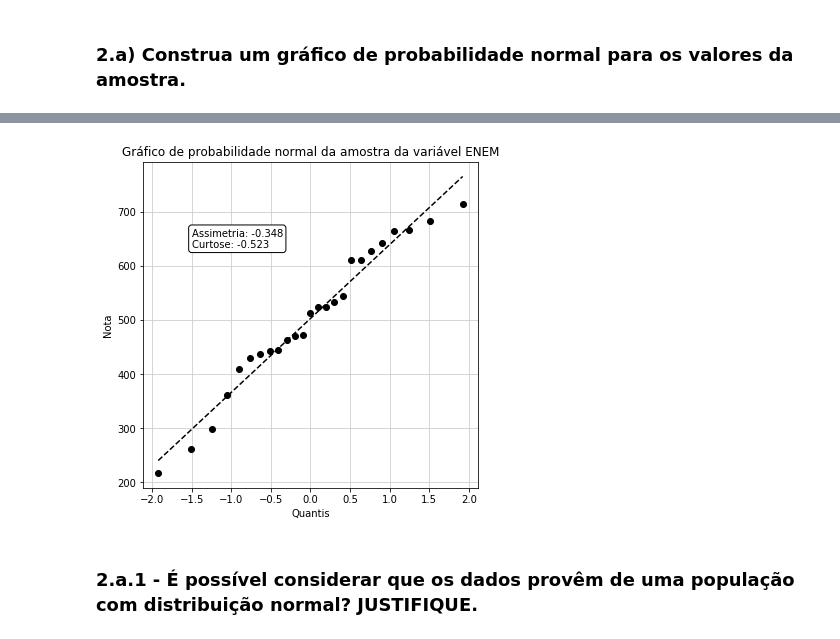
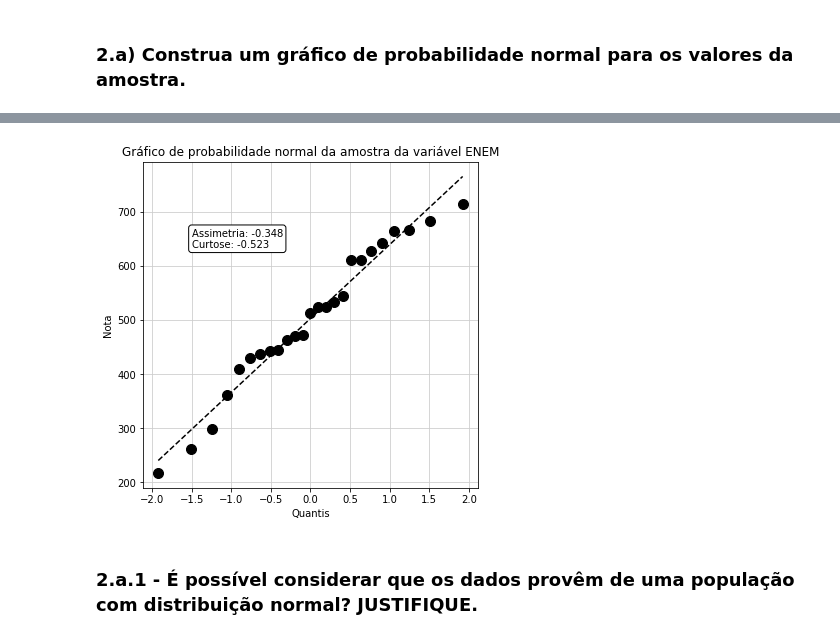
Before and after one commit to cleberjamaral/EstatisticaTYU, a Jupyter notebook: Python_Lista3/T3 - P2 Análise da variável Nota no ENEM.ipynb, the cells around one changed output, grey strips where cells are left out. Saved outputs shown, nothing was run; the diff lists cells and outputs as text; code cells hidden in the pictures.

```diff
--- a/Python_Lista3/T3 - P2 Análise da variável Nota no ENEM.ipynb
+++ b/Python_Lista3/T3 - P2 Análise da variável Nota no ENEM.ipynb
@@ -100,23 +87,23 @@ SyntaxError: unexpected EOF while parsing (<ipython-input-37-5d52e5f85c24>, line
 # %%
 fig, ax = plt.subplots(figsize=(6,6))
 plot = stats.probplot(sampleENEM, plot=ax)
 ax.set(title="Gráfico de probabilidade normal da amostra da variável ENEM")
 ax.set(xlabel="Quantis", ylabel="Nota")
 ax.grid(color=default_grid_color)
 
 # Seleciona os pontos
-ax.get_lines()[0].set(color = 'black')
+ax.get_lines()[0].set(color = 'black', markersize=10)
 # Seleciona a linha de tendencia
 ax.get_lines()[1].set(color = 'black', ls = 'dashed')
 
 # Insere informação adicional (caixa)
 ax.text(-1.5, 650, "Assimetria: " + str(round(stats.skew(sampleENEM),3)) + "\nCurtose: " + str(round(stats.kurtosis(sampleENEM),3)), va="center", ha="left",
         bbox=dict(boxstyle="round", alpha=1, fc='white'))
 
 # Salva figura na pasta dedicada
 plt.savefig('Dados\Q2a.png', bbox_inches='tight', dpi=dpi)
 # %% [output]
-[figure, old version]
+[figure, new version]
 # %% [markdown]
 ### 2.a.1 - É possível considerar que os dados provêm de uma população com distribuição normal? JUSTIFIQUE.
 # %% [markdown]
```
Also changed, not shown: parts of 1 cell of this notebook, 1 other file.
